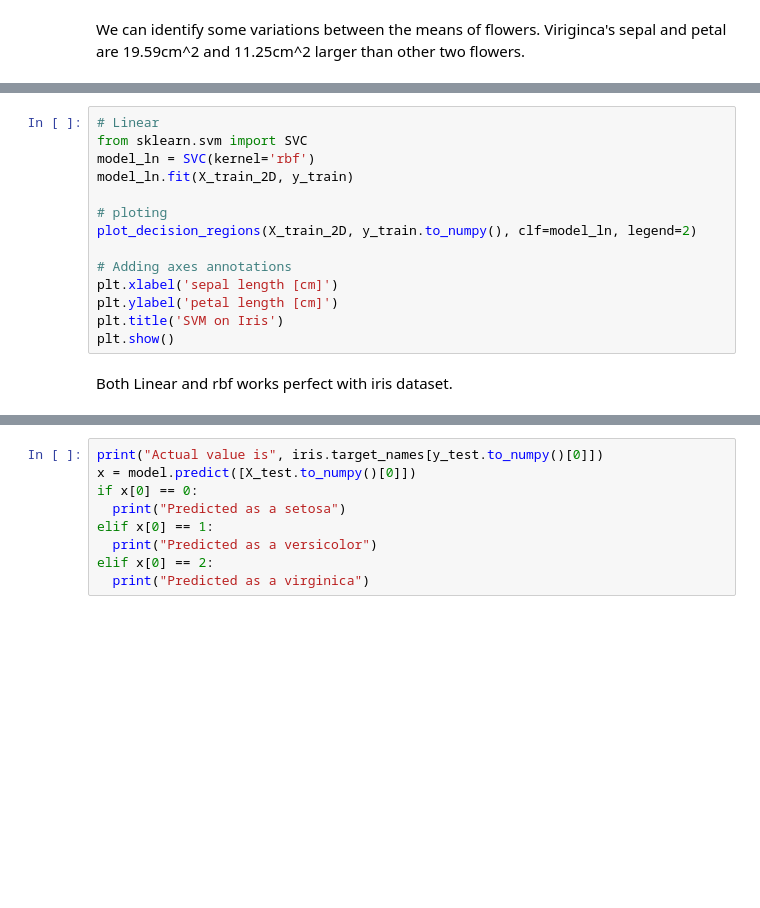
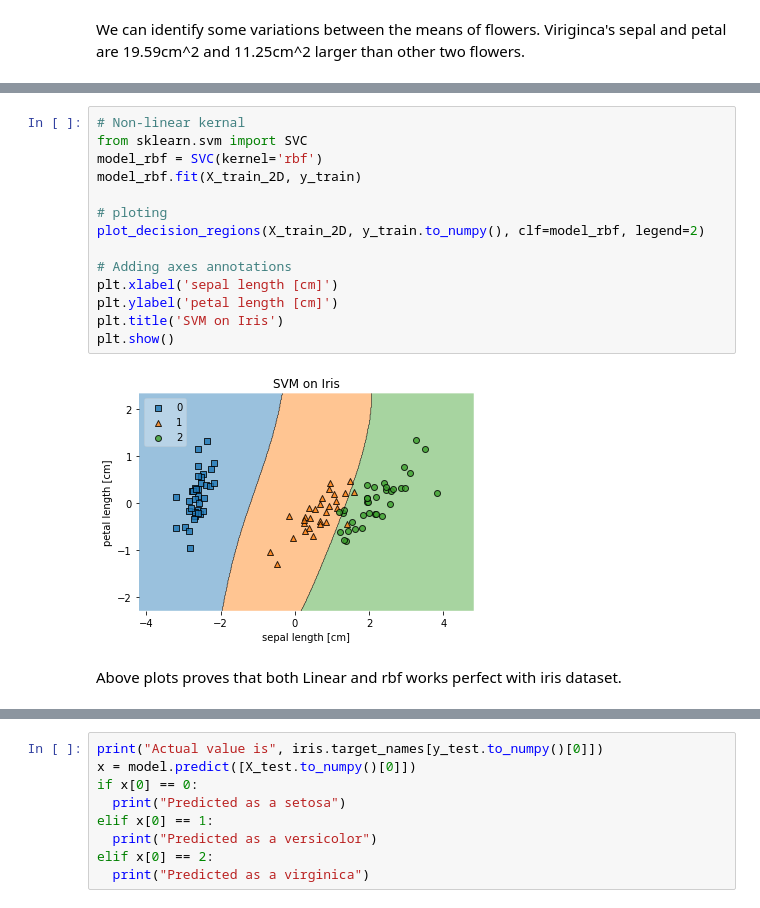
Before and after one commit to niroshank/asp-dotnet-mvc-l10n-app, a Jupyter notebook: Section_C_SVM.ipynb, the cells around one changed output, grey strips where cells are left out. Drawn from its saved outputs; the diff is of its cells as text; blank space fills up the shorter version.

```diff
--- a/Section_C_SVM.ipynb
+++ b/Section_C_SVM.ipynb
@@ -155,19 +108,21 @@ plt.show()
 # %%
-# Linear
+# Non-linear kernal
 from sklearn.svm import SVC
-model_ln = SVC(kernel='rbf')
-model_ln.fit(X_train_2D, y_train)
+model_rbf = SVC(kernel='rbf')
+model_rbf.fit(X_train_2D, y_train)
 
 # ploting
-plot_decision_regions(X_train_2D, y_train.to_numpy(), clf=model_ln, legend=2)
+plot_decision_regions(X_train_2D, y_train.to_numpy(), clf=model_rbf, legend=2)
 
 # Adding axes annotations
 plt.xlabel('sepal length [cm]')
 plt.ylabel('petal length [cm]')
 plt.title('SVM on Iris')
 plt.show()
+# %% [output]
+[figure, added]
 # %% [markdown]
-Both Linear and rbf works perfect with iris dataset.
+Above plots proves that both Linear and rbf works perfect with iris dataset.
 # %%
 # Identify the ideal C value
 for C in [0.1, 0.5, 1.0, 2.0, 4.0]:
```
Also changed, not shown: parts of 27 cells of this notebook.
